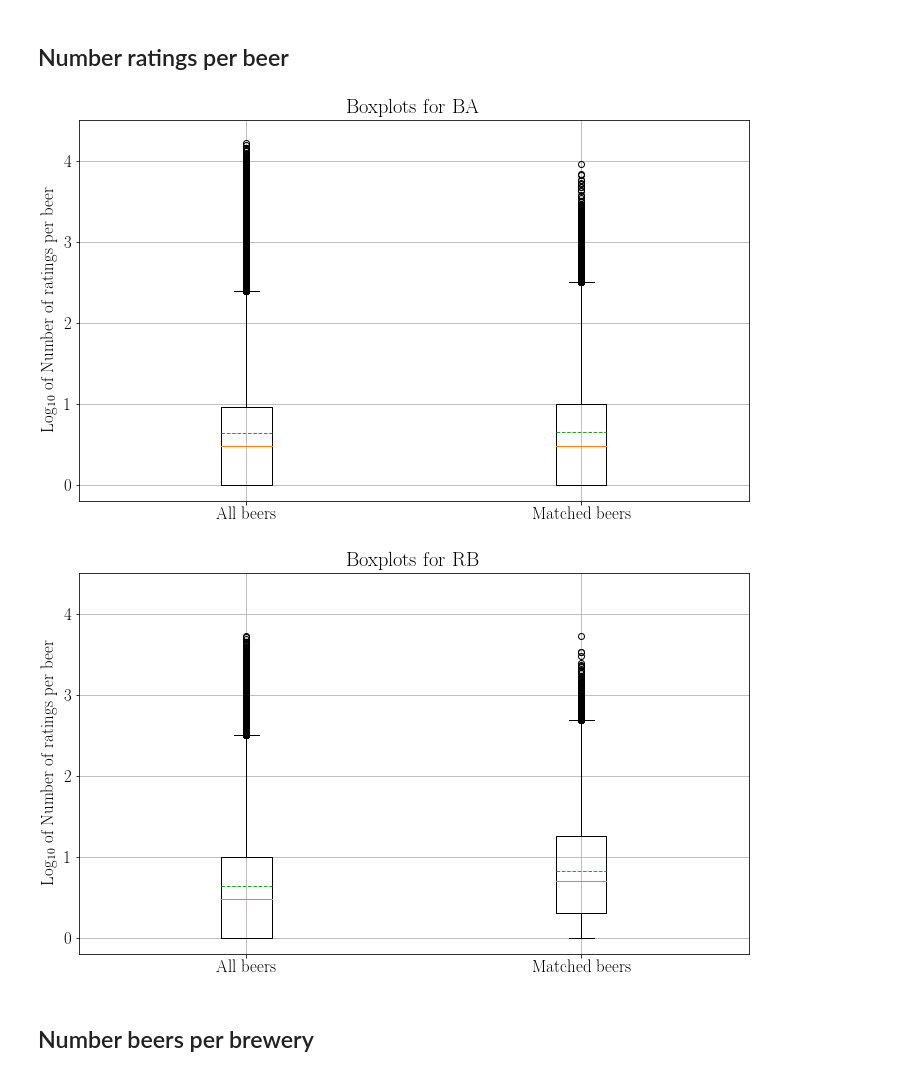
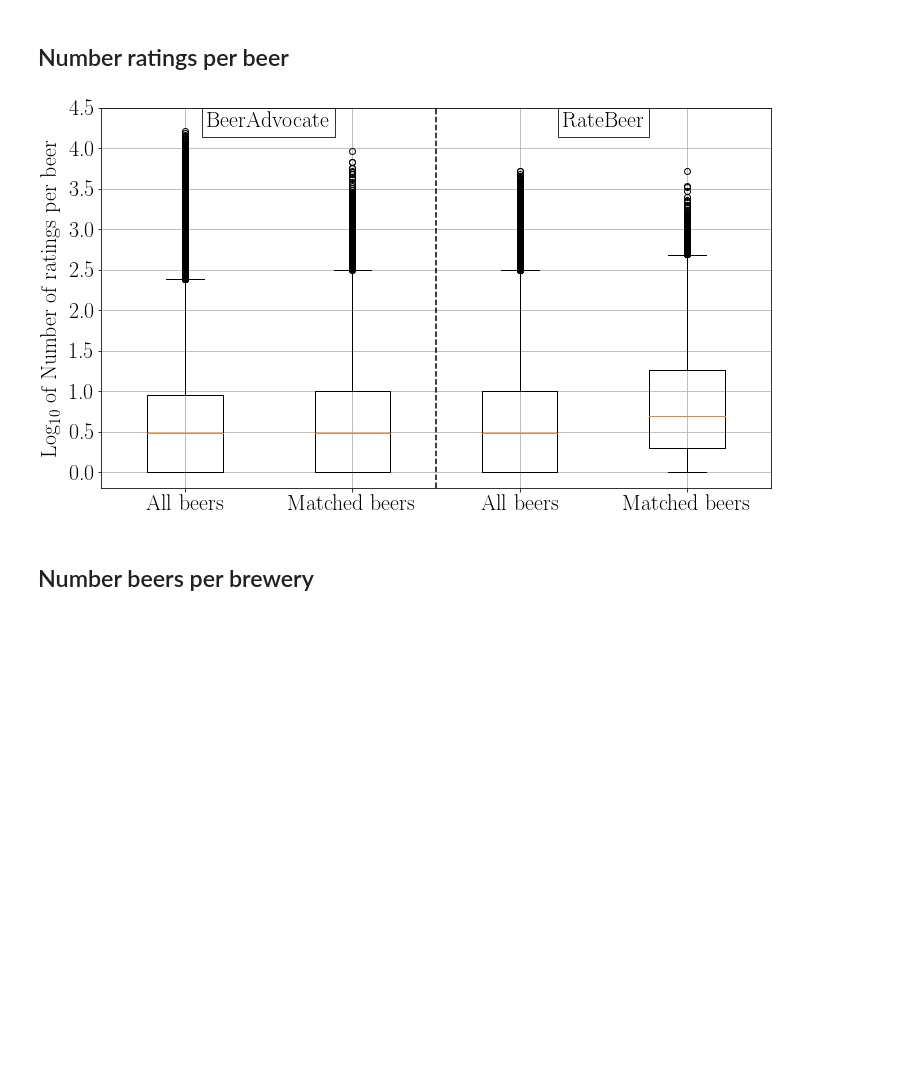
Before and after one commit to epfl-dlab/when_sheep_shop, a Jupyter notebook: code/notebooks/2-matching/4.1-sanity_check.ipynb, the cells around one changed output. Saved outputs shown, nothing was run; the diff lists cells and outputs as text; code cells hidden in the pictures; blank space fills up the shorter version.

Commit message:
[UPD] Changed some figures

```diff
--- a/code/notebooks/2-matching/4.1-sanity_check.ipynb
+++ b/code/notebooks/2-matching/4.1-sanity_check.ipynb
@@ -85,28 +91,40 @@ df = {}
 df['ba'] = pd.read_csv(data_folder + 'ba/beers.csv')
 df['rb'] = pd.read_csv(data_folder + 'rb/beers.csv')
 # %%
+data = []
 for key in df.keys():
     arr1 = np.array(df[key]['nbr_ratings'])
     arr1 = arr1[arr1>0]
 
     arr2 = np.array(matched[key]['nbr_ratings'])
     arr2 = arr2[arr2>0]
 
-    # BOXPLOTS
-    plt.figure(figsize=(12,7))
-    plt.rc('font', family='serif')
-    plt.rc('font', size=17)
+    data.append(np.log10(arr1))
+    data.append(np.log10(arr2))
 
-    plt.boxplot([np.log10(arr1), np.log10(arr2)], notch=False, showmeans=True, meanline=True)
-    plt.grid()
-    plt.ylabel('Log$_{10}$ of Number of ratings per beer')
-    plt.xticks([1, 2], ['All beers', 'Matched beers'])
-    plt.title('Boxplots for {}'.format(key.upper()))
-    plt.ylim([-0.2, 4.5])
-    plt.savefig(save_folder + 'boxplots_nbr_ratings_{}.pdf'.format(key), bbox_inches='tight')
+# BOXPLOTS
+plt.figure(figsize=(12,7))
+plt.rc('font', family='libertine')
+plt.rc('font', size=22)
+
+plt.boxplot(data, notch=False, showmeans=False, meanline=True)
+plt.grid()
+plt.ylabel('Log$_{10}$ of Number of ratings per beer')
+
+plt.plot([2.5, 2.5], [-0.2, 4.5], 'k--')
+plt.xticks([1, 2, 3, 4], ['All beers', 'Matched beers', 'All beers', 'Matched beers'])
+plt.text(1.5, 4.44, 'BeerAdvocate',
+         horizontalalignment='center', verticalalignment='top',
+         bbox={'facecolor':'white', 'alpha':0.8, 'pad':5})
+plt.text(3.5, 4.44, 'RateBeer',
+         horizontalalignment='center', verticalalignment='top',
+         bbox={'facecolor':'white', 'alpha':0.8, 'pad':5})
+plt.ylim([-0.2, 4.5])
+plt.yticks(list(np.arange(0, 5, 0.5)), list(np.arange(0, 5, 0.5)))
+
+plt.savefig(save_folder + 'boxplots_nbr_ratings.pdf', bbox_inches='tight')
 # %% [output]
-[figure, old version]
+[figure, new version]
-[figure, removed]
 # %% [markdown]
 ## Number beers per brewery
 # %%
```
Also changed, not shown: parts of 2 cells of this notebook, 17 other files.
